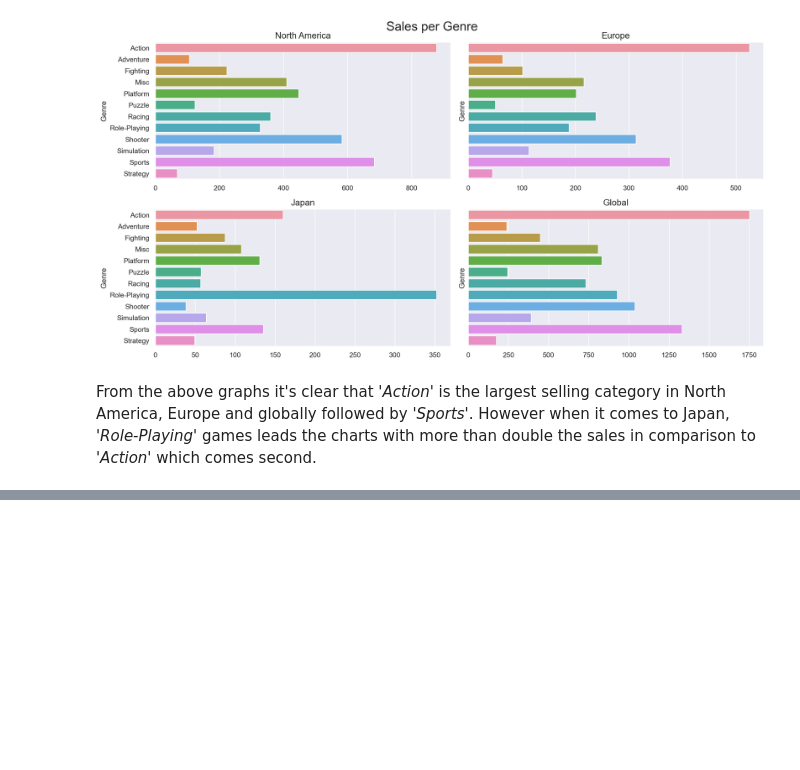
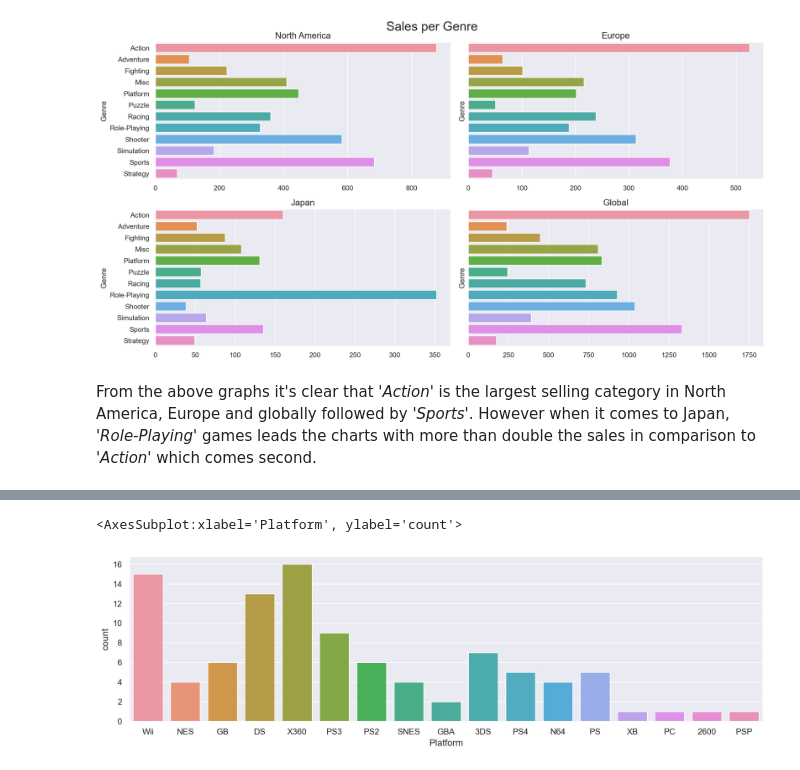
Before and after one commit to Manav099/ExploratoryDataAnalysis, a Jupyter notebook: Project03-videogame_sales/VideoGames_Sales_Analysis.ipynb, the cells around one changed output, grey strips where cells are left out. Cells and saved outputs as stored; diff of their text form; code cells hidden in the pictures; blank space fills up the shorter version.

```diff
--- a/Project03-videogame_sales/VideoGames_Sales_Analysis.ipynb
+++ b/Project03-videogame_sales/VideoGames_Sales_Analysis.ipynb
@@ -189,0 +222,5 @@ top100 = df.loc[:100]
+# %%
+sns.countplot(data=top100, x='Platform')
+# %% [output]
+<AxesSubplot:xlabel='Platform', ylabel='count'>
+[figure, added]
```
Also changed, not shown: parts of 6 cells of this notebook.
